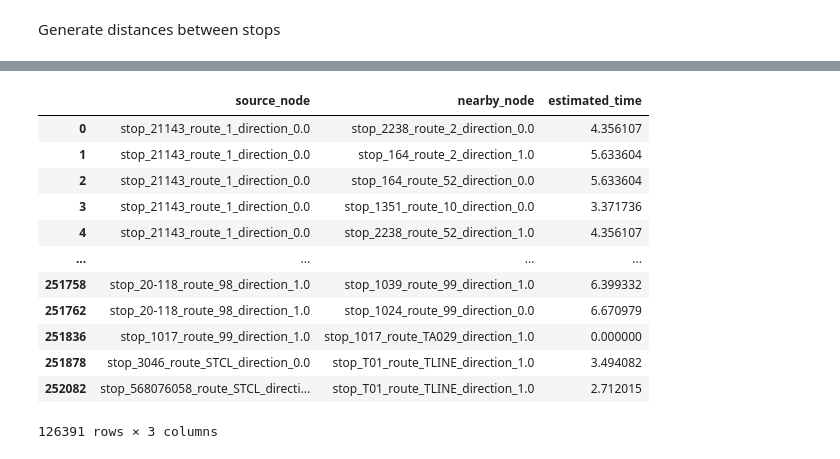
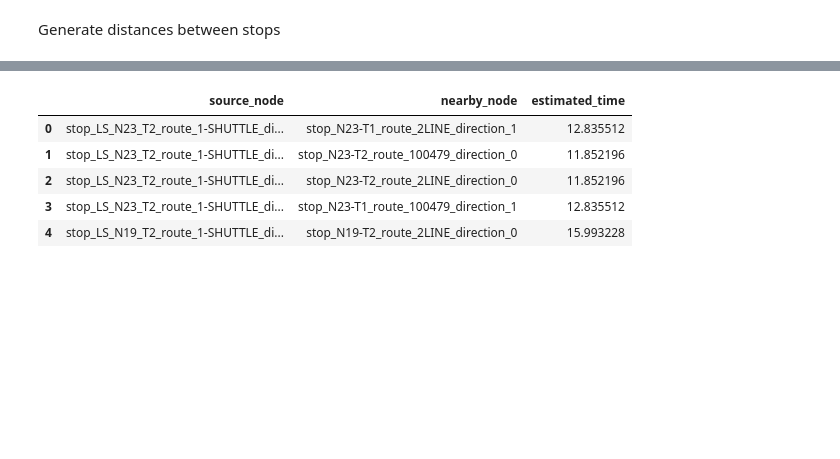
Before and after one commit to cathrn3/data-515-pantrymap, a Jupyter notebook: notebooks/transit_graph.ipynb, the cells around one changed output, grey strips where cells are left out. Drawn from its saved outputs; the diff is of its cells as text; code cells hidden in the pictures; blank space fills up the shorter version.

```diff
--- a/notebooks/transit_graph.ipynb
+++ b/notebooks/transit_graph.ipynb
@@ -71,0 +68,3 @@ cleaned_df = sorted_df.dropna(subset=["next_stop"])
+# %%
+shapes['shape_id'] = shapes['shape_id'].astype(str)
+sorted_df['shape_id'] = sorted_df['shape_id'].astype(str)
@@ -102,7 +156,7 @@ cleaned_df[cleaned_df['route_id']=='100030']
 # %% [markdown]
 Generate distances between stops
 # %%
-coords = np.radians(cleaned_df[['stop_lat', 'stop_lon']])
+coords = np.radians(sorted_df[['stop_lat', 'stop_lon']])
 distance_allowed_miles = .5
 tree = BallTree(coords, metric='haversine')
 radius = 0.25 / 3959  # 1 mile in radians
@@ -112,8 +166,8 @@ dist_miles = dist * 3959
 # %%
 rows = []
 
-node_ids = cleaned_df['unique_key'].values
-route_ids = cleaned_df['route_id'].values
+node_ids = sorted_df['unique_key'].values
+route_ids = sorted_df['route_id'].values
 
 for i, neighbors in enumerate(indices):
     current_id = node_ids[i]
@@ -167,20 +214,13 @@ df_nearby_stops['pair'] = df_nearby_stops.apply(
 
 df_nearby_stops = df_nearby_stops.drop_duplicates('pair').drop(columns='pair')
 # %%
-df_nearby_stops
+df_nearby_stops.head()
 # %% [output]
 |  | source_node | nearby_node | estimated_time |
-| 0 | stop_21143_route_1_direction_0.0 | stop_2238_route_2_direction_0.0 | 4.356107 |
-| 1 | stop_21143_route_1_direction_0.0 | stop_164_route_2_direction_1.0 | 5.633604 |
-| 2 | stop_21143_route_1_direction_0.0 | stop_164_route_52_direction_0.0 | 5.633604 |
-| 3 | stop_21143_route_1_direction_0.0 | stop_1351_route_10_direction_0.0 | 3.371736 |
-| 4 | stop_21143_route_1_direction_0.0 | stop_2238_route_52_direction_1.0 | 4.356107 |
-| ... | ... | ... | ... |
-| 251758 | stop_20-118_route_98_direction_1.0 | stop_1039_route_99_direction_1.0 | 6.399332 |
-| 251762 | stop_20-118_route_98_direction_1.0 | stop_1024_route_99_direction_0.0 | 6.670979 |
-| 251836 | stop_1017_route_99_direction_1.0 | stop_1017_route_TA029_direction_1.0 | 0.000000 |
-| 251878 | stop_3046_route_STCL_direction_0.0 | stop_T01_route_TLINE_direction_1.0 | 3.494082 |
-| 252082 | stop_568076058_route_STCL_directi... | stop_T01_route_TLINE_direction_1.0 | 2.712015 |
+| 0 | stop_LS_N23_T2_route_1-SHUTTLE_di... | stop_N23-T1_route_2LINE_direction_1 | 12.835512 |
+| 1 | stop_LS_N23_T2_route_1-SHUTTLE_di... | stop_N23-T2_route_100479_direction_0 | 11.852196 |
+| 2 | stop_LS_N23_T2_route_1-SHUTTLE_di... | stop_N23-T2_route_2LINE_direction_0 | 11.852196 |
+| 3 | stop_LS_N23_T2_route_1-SHUTTLE_di... | stop_N23-T1_route_100479_direction_1 | 12.835512 |
+| 4 | stop_LS_N19_T2_route_1-SHUTTLE_di... | stop_N19-T2_route_2LINE_direction_0 | 15.993228 |
-126391 rows × 3 columns
 # %%
 df_nearby_stops.to_csv("transfers.csv")
```
Also changed, not shown: parts of 21 cells of this notebook, 11 other files.
